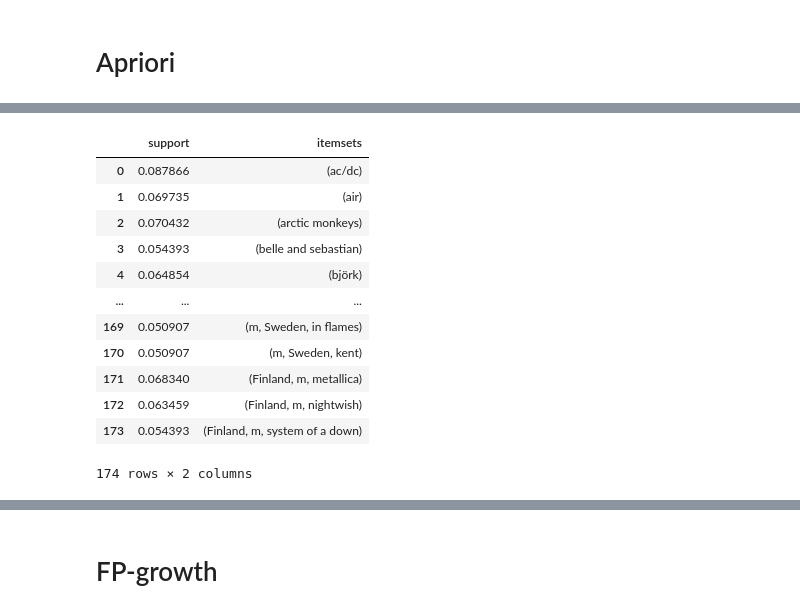
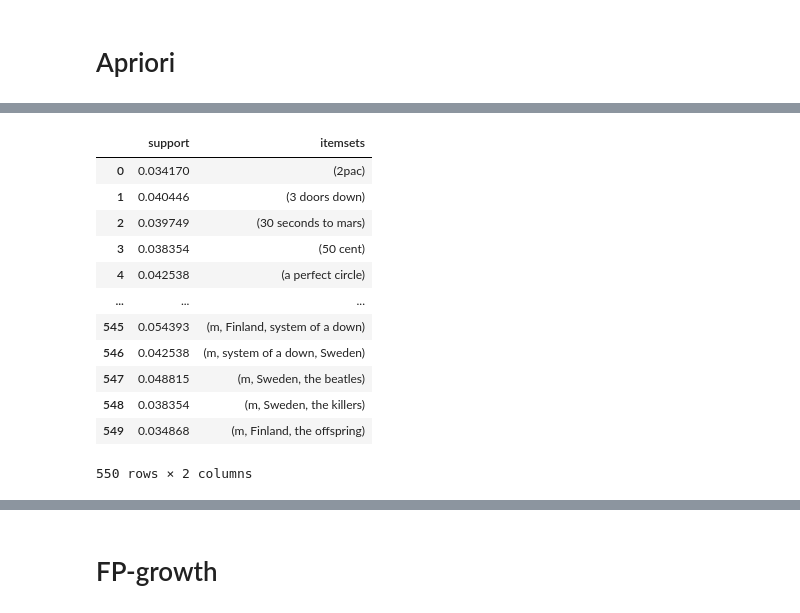
Before and after one commit to Donutellko/IAD, a Jupyter notebook: HW_2/LastFM-mining.ipynb, the cells around one changed output, grey strips where cells are left out. Drawn from its saved outputs; the diff is of its cells as text; code cells hidden in the pictures.

```diff
--- a/HW_2/LastFM-mining.ipynb
+++ b/HW_2/LastFM-mining.ipynb
@@ -118,17 +150,17 @@ pivoted_all[pivoted_all.columns[-13:]]
 # %%
-apriori_itemsets = apriori(pivoted_all, min_support=0.05, use_colnames=True)
-apriori_itemsets
+apriori_all = apriori(pivoted_all, min_support=0.03, use_colnames=True)
+apriori_all
 # %% [output]
 |  | support | itemsets |
-| 0 | 0.087866 | (ac/dc) |
-| 1 | 0.069735 | (air) |
-| 2 | 0.070432 | (arctic monkeys) |
-| 3 | 0.054393 | (belle and sebastian) |
-| 4 | 0.064854 | (björk) |
+| 0 | 0.034170 | (2pac) |
+| 1 | 0.040446 | (3 doors down) |
+| 2 | 0.039749 | (30 seconds to mars) |
+| 3 | 0.038354 | (50 cent) |
+| 4 | 0.042538 | (a perfect circle) |
 | ... | ... | ... |
-| 169 | 0.050907 | (m, Sweden, in flames) |
-| 170 | 0.050907 | (m, Sweden, kent) |
-| 171 | 0.068340 | (Finland, m, metallica) |
-| 172 | 0.063459 | (Finland, m, nightwish) |
-| 173 | 0.054393 | (Finland, m, system of a down) |
+| 545 | 0.054393 | (m, Finland, system of a down) |
+| 546 | 0.042538 | (m, system of a down, Sweden) |
+| 547 | 0.048815 | (m, Sweden, the beatles) |
+| 548 | 0.038354 | (m, Sweden, the killers) |
+| 549 | 0.034868 | (m, Finland, the offspring) |
-174 rows × 2 columns
+550 rows × 2 columns
```
Also changed, not shown: parts of 18 cells of this notebook.
